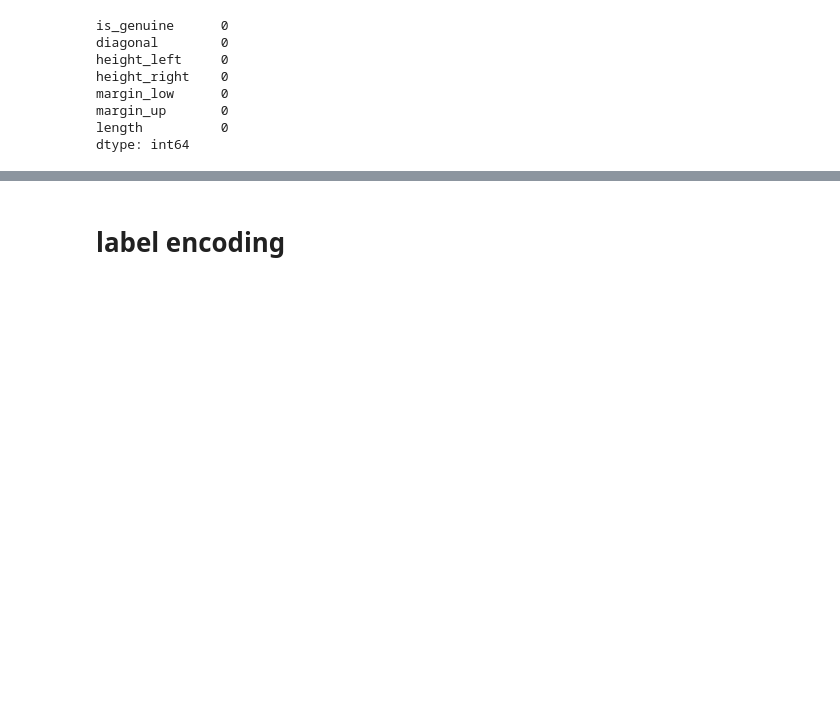
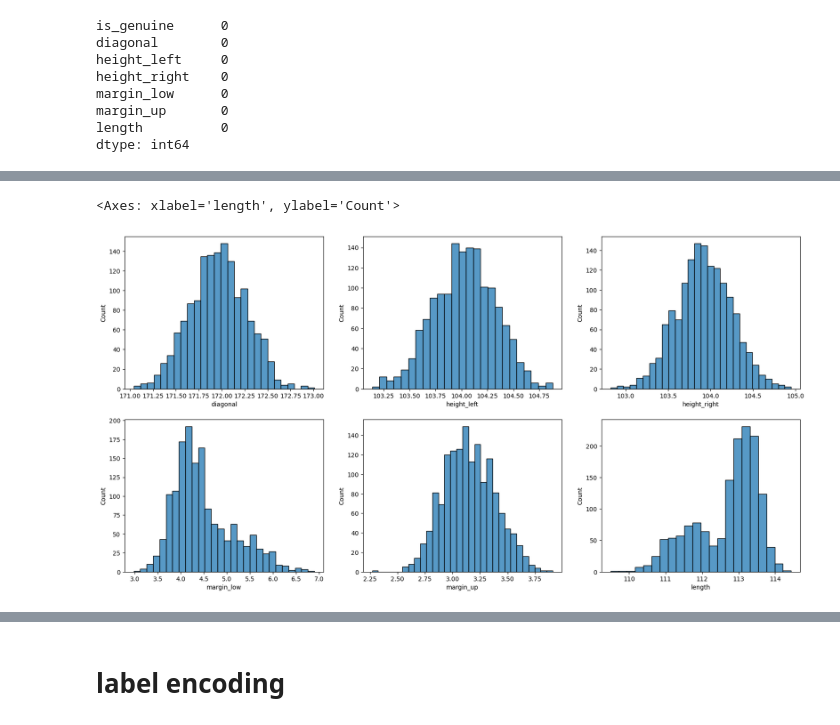
Before and after one commit to RiyazahmadBagban/Fake_bills, a Jupyter notebook: 1-EDA and Preprocessing on fake bills.ipynb, the cells around one changed output, grey strips where cells are left out. Drawn from its saved outputs; the diff is of its cells as text; code cells hidden in the pictures; blank space fills up the shorter version.

```diff
--- a/1-EDA and Preprocessing on fake bills.ipynb
+++ b/1-EDA and Preprocessing on fake bills.ipynb
@@ -84,0 +118,11 @@ dtype: int64
+# %%
+figbi, axesbi = plt.subplots(2, 3, figsize=(20,10))
+sns.histplot( x="diagonal",     data=dataset_encode,     ax=axesbi[0,0])
+sns.histplot( x="height_left",  data=dataset_encode,     ax=axesbi[0,1])
+sns.histplot( x="height_right", data=dataset_encode,     ax=axesbi[0,2])
+sns.histplot( x="margin_low",   data=dataset_encode,     ax=axesbi[1,0])
+sns.histplot( x="margin_up",    data=dataset_encode,     ax=axesbi[1,1])
+sns.histplot( x="length",    data=dataset_encode,     ax=axesbi[1,2])
+# %% [output]
+<Axes: xlabel='length', ylabel='Count'>
+[figure, added]
```
Also changed, not shown: parts of 4 cells of this notebook.
